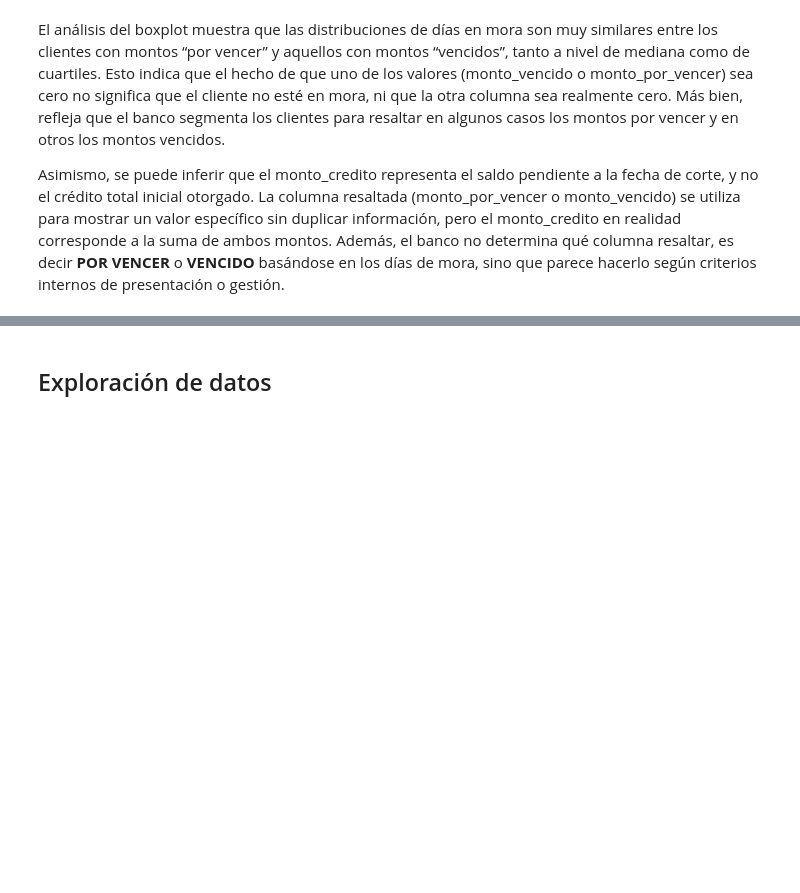
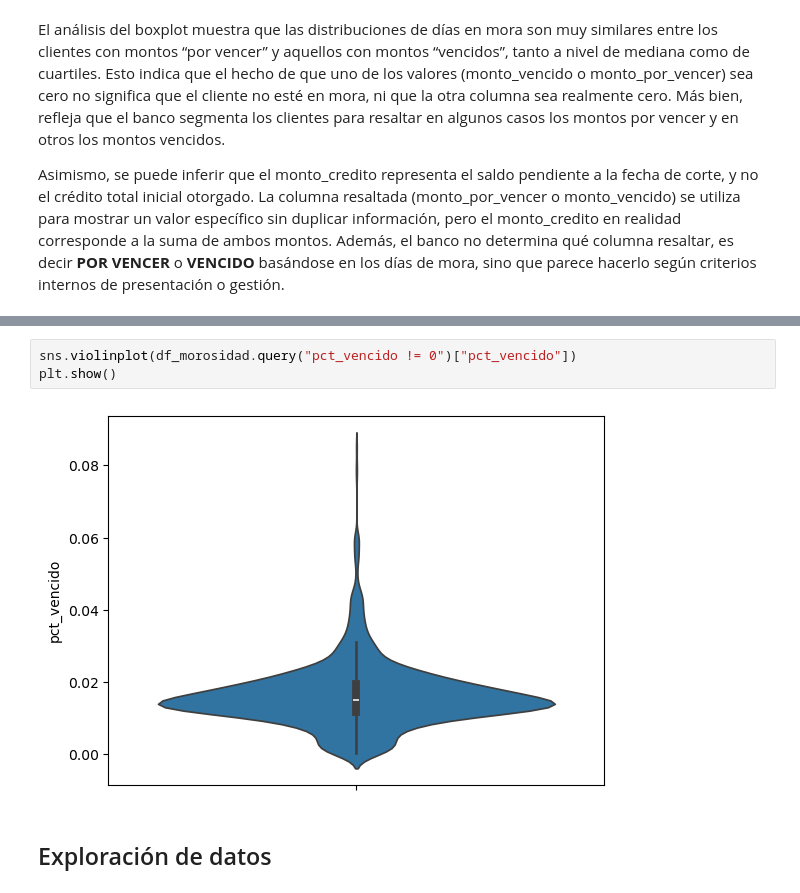
Before and after one commit to carlos-calderon-cabezas/financial-relief-analysis, a Jupyter notebook: analisis_alivio_financiero.ipynb, the cells around one changed output, grey strips where cells are left out. Drawn from its saved outputs; the diff is of its cells as text; blank space fills up the shorter version.

```diff
--- a/analisis_alivio_financiero.ipynb
+++ b/analisis_alivio_financiero.ipynb
@@ -322,3 +339,8 @@ plt.show()
+# %%
+sns.violinplot(df_morosidad.query("pct_vencido != 0")["pct_vencido"])
+plt.show()
+# %% [output]
+[figure, added]
 # %% [markdown]
 ## Exploración de datos
 # %% [markdown]
```
Also changed, not shown: parts of 21 cells of this notebook, 1 other file.
